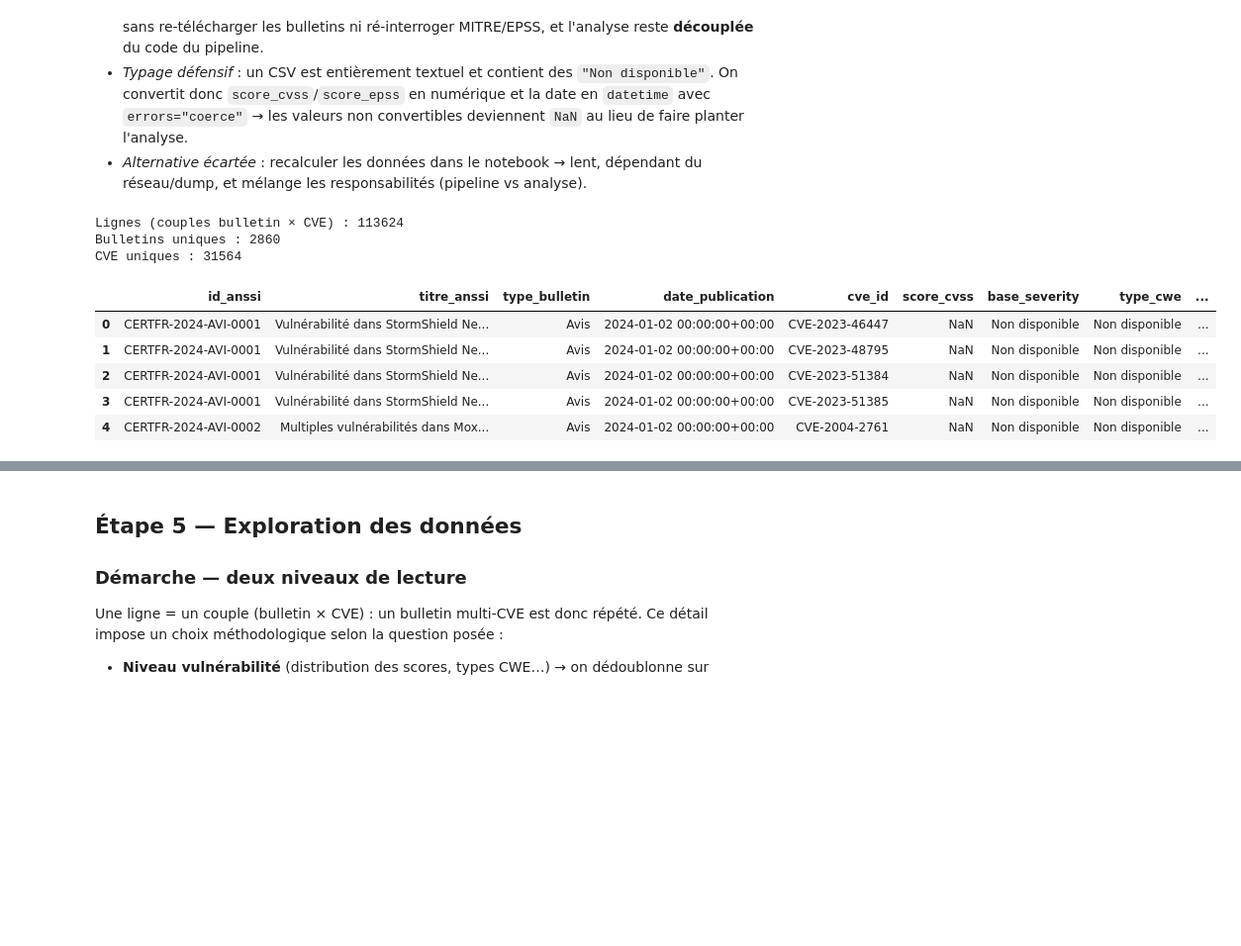
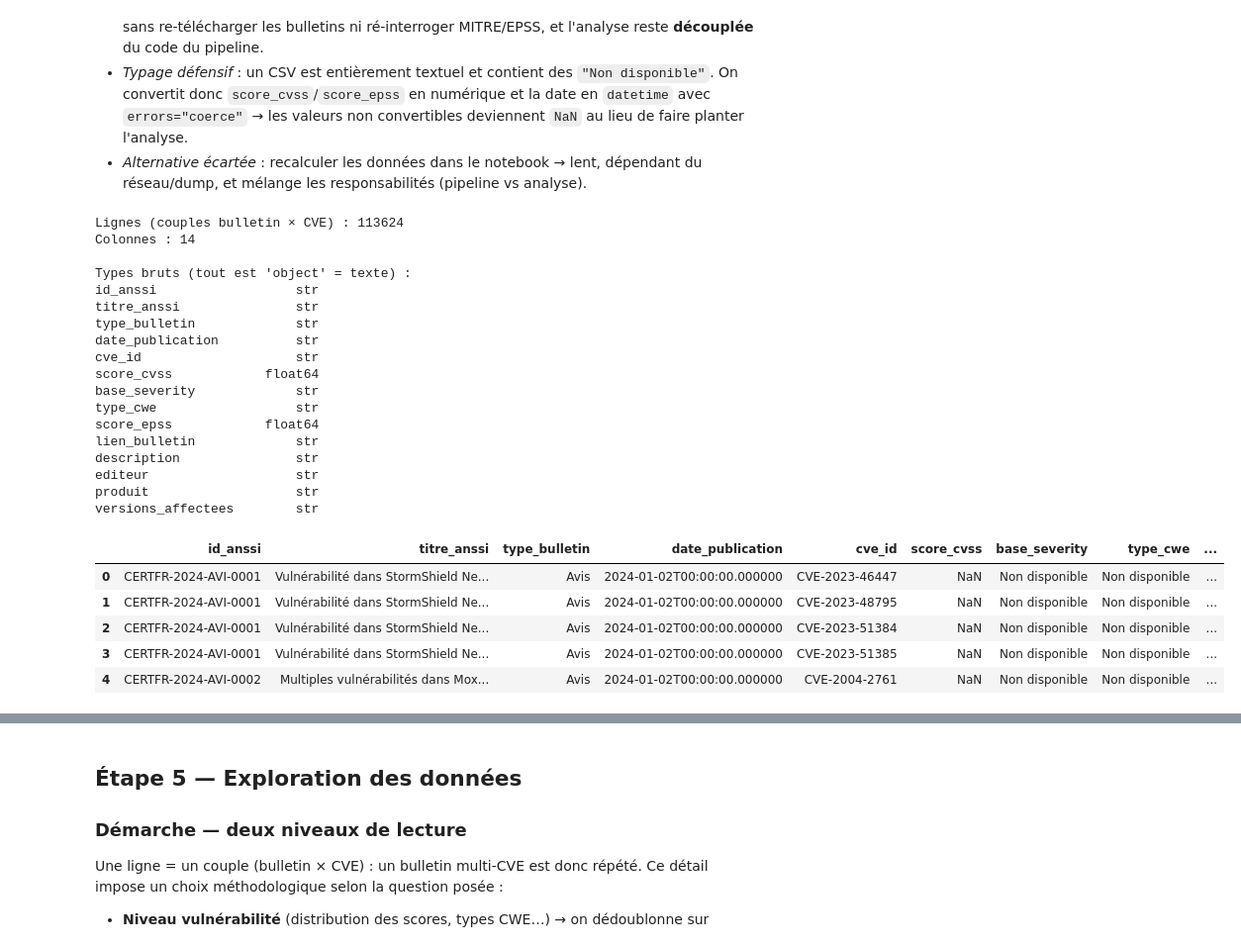
Before and after one commit to Anothays/SDV_Projet_Data_IA, a Jupyter notebook: notebook.ipynb, the cells around one changed output, grey strips where cells are left out. Shown at 99% size. Cells and saved outputs as stored; diff of their text form; code cells hidden in the pictures; blank space fills up the shorter version.

```diff
--- a/notebook.ipynb
+++ b/notebook.ipynb
@@ -27,35 +28,47 @@ le pipeline d'extraction/enrichissement ici.
 # %%
 import warnings
 warnings.filterwarnings("ignore")
 
 import numpy as np
 import pandas as pd
 import matplotlib.pyplot as plt
 import seaborn as sns
 
 sns.set_theme(style="whitegrid")
 plt.rcParams["figure.figsize"] = (10, 5)
 pd.set_option("display.max_columns", None)
 
+# Chargement BRUT : à ce stade tout est encore du texte (object).
 df = pd.read_csv("data/consolidated.csv")
+n_lignes_brut = len(df)
 
-# Typage : scores numériques, date en datetime.
-df["score_cvss"] = pd.to_numeric(df["score_cvss"], errors="coerce")
-df["score_epss"] = pd.to_numeric(df["score_epss"], errors="coerce")
-df["date_publication"] = pd.to_datetime(df["date_publication"], errors="coerce", utc=True)
-df["annee"] = df["date_publication"].dt.year
-
-print("Lignes (couples bulletin × CVE) :", len(df))
-print("Bulletins uniques :", df["id_anssi"].nunique())
-print("CVE uniques :", df["cve_id"].nunique())
+print("Lignes (couples bulletin × CVE) :", n_lignes_brut)
+print("Colonnes :", len(df.columns))
+print("\nTypes bruts (tout est 'object' = texte) :")
+print(df.dtypes.to_string())
 df.head()
 # %% [output]
 Lignes (couples bulletin × CVE) : 113624
-Bulletins uniques : 2860
-CVE uniques : 31564
+Colonnes : 14
+
+Types bruts (tout est 'object' = texte) :
+id_anssi                  str
+titre_anssi               str
+type_bulletin             str
+date_publication          str
+cve_id                    str
+score_cvss            float64
+base_severity             str
+type_cwe                  str
+score_epss            float64
+lien_bulletin             str
+description               str
+editeur                   str
+produit                   str
+versions_affectees        str
 |  | id_anssi | titre_anssi | type_bulletin | date_publication | cve_id | score_cvss | base_severity | type_cwe | ... |
-| 0 | CERTFR-2024-AVI-0001 | Vulnérabilité dans StormShield Ne... | Avis | 2024-01-02 00:00:00+00:00 | CVE-2023-46447 | NaN | Non disponible | Non disponible | ... |
-| 1 | CERTFR-2024-AVI-0001 | Vulnérabilité dans StormShield Ne... | Avis | 2024-01-02 00:00:00+00:00 | CVE-2023-48795 | NaN | Non disponible | Non disponible | ... |
-| 2 | CERTFR-2024-AVI-0001 | Vulnérabilité dans StormShield Ne... | Avis | 2024-01-02 00:00:00+00:00 | CVE-2023-51384 | NaN | Non disponible | Non disponible | ... |
-| 3 | CERTFR-2024-AVI-0001 | Vulnérabilité dans StormShield Ne... | Avis | 2024-01-02 00:00:00+00:00 | CVE-2023-51385 | NaN | Non disponible | Non disponible | ... |
-| 4 | CERTFR-2024-AVI-0002 | Multiples vulnérabilités dans Mox... | Avis | 2024-01-02 00:00:00+00:00 | CVE-2004-2761 | NaN | Non disponible | Non disponible | ... |
+| 0 | CERTFR-2024-AVI-0001 | Vulnérabilité dans StormShield Ne... | Avis | 2024-01-02T00:00:00.000000 | CVE-2023-46447 | NaN | Non disponible | Non disponible | ... |
+| 1 | CERTFR-2024-AVI-0001 | Vulnérabilité dans StormShield Ne... | Avis | 2024-01-02T00:00:00.000000 | CVE-2023-48795 | NaN | Non disponible | Non disponible | ... |
+| 2 | CERTFR-2024-AVI-0001 | Vulnérabilité dans StormShield Ne... | Avis | 2024-01-02T00:00:00.000000 | CVE-2023-51384 | NaN | Non disponible | Non disponible | ... |
+| 3 | CERTFR-2024-AVI-0001 | Vulnérabilité dans StormShield Ne... | Avis | 2024-01-02T00:00:00.000000 | CVE-2023-51385 | NaN | Non disponible | Non disponible | ... |
+| 4 | CERTFR-2024-AVI-0002 | Multiples vulnérabilités dans Mox... | Avis | 2024-01-02T00:00:00.000000 | CVE-2004-2761 | NaN | Non disponible | Non disponible | ... |
```
Also changed, not shown: parts of 16 cells of this notebook, 3 other files.
